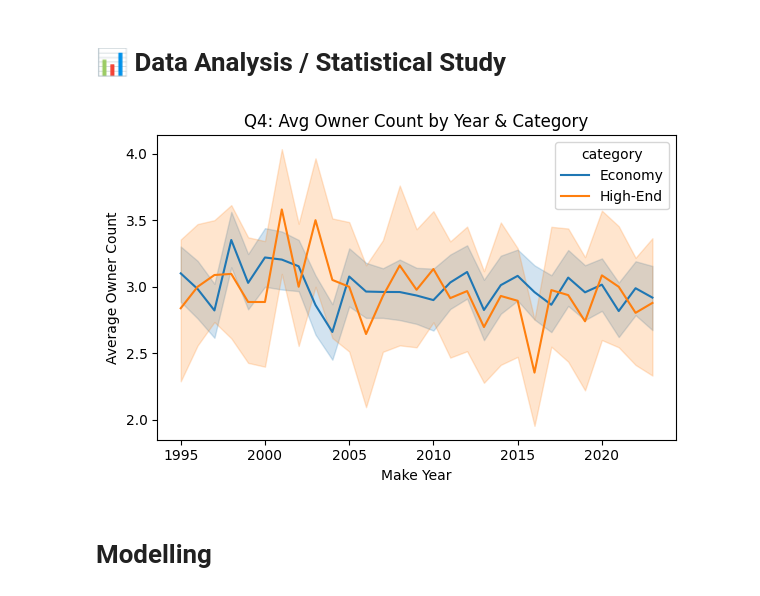
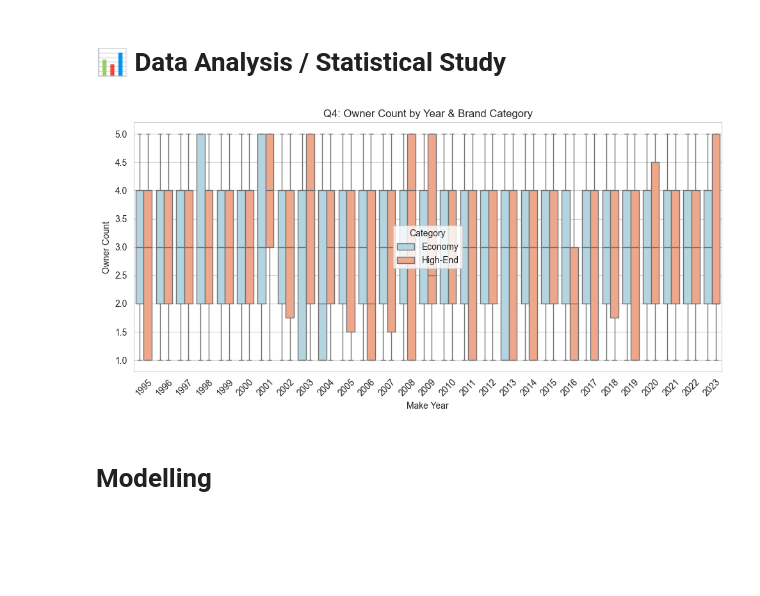
Before and after one commit to JiaJun0207/DataScienceFundsProject, a Jupyter notebook: JH_Prototype_Final.ipynb, the cells around one changed output. Cells and saved outputs as stored; diff of their text form; code cells hidden in the pictures; blank space fills up the shorter version.

Commit message:
update q4 ques and graph

```diff
--- a/JH_Prototype_Final.ipynb
+++ b/JH_Prototype_Final.ipynb
@@ -207,15 +207,21 @@ df_q4 = df_q4[df_q4['category'].isin(['Economy','High-End'])]
 # %% [markdown]
 # 📊 Data Analysis / Statistical Study
 # %%
-plt.figure(figsize=(6,4))
-sns.lineplot(data=df_q4, x='make_year', y='owner_count', hue='category', estimator='mean')
-plt.title("Q4: Avg Owner Count by Year & Category")
+# Create boxplot with custom colors
+plt.figure(figsize=(10, 5))
+sns.set_style("whitegrid")
+palette = {"Economy": "#ADD8E6", "High-End": "#FFA07A"}
+sns.boxplot(data=df_q4, x='make_year', y='owner_count', hue='category', palette=palette, showfliers=False)
+
+plt.title("Q4: Owner Count by Year & Brand Category")
 plt.xlabel("Make Year")
-plt.ylabel("Average Owner Count")
+plt.ylabel("Owner Count")
+plt.xticks(rotation=45)
+plt.legend(title='Category')
 plt.tight_layout()
 plt.show()
 # %% [output]
-[figure, old version]
+[figure, new version]
 # %% [markdown]
 # Modelling
 # %% [markdown]
```
Also changed, not shown: parts of 2 cells of this notebook.
